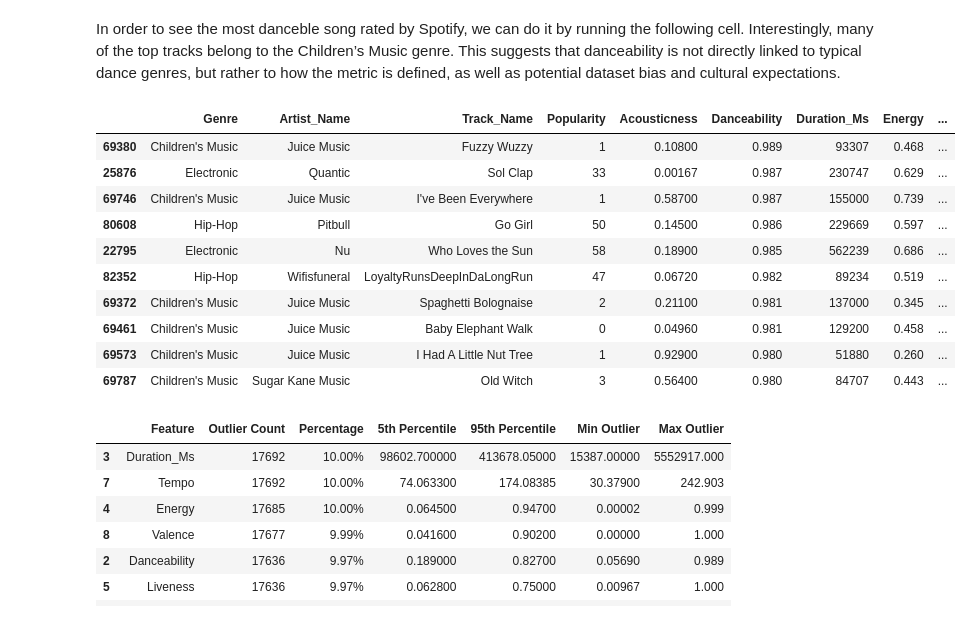
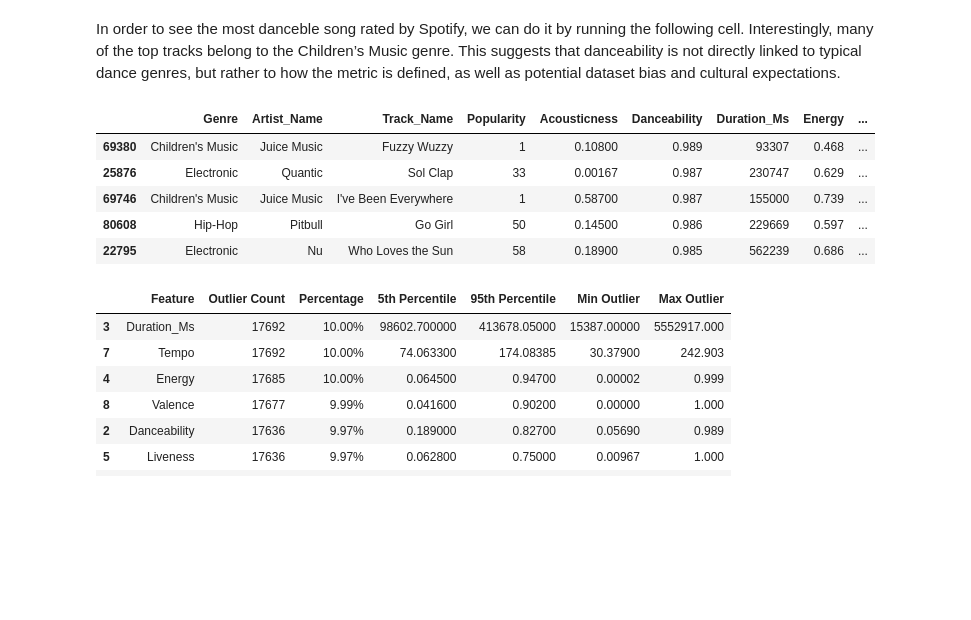
Before and after one commit to bartzilla/SpotifyDB_Music_Analysis, a Jupyter notebook: P4DS_A2_Data_Analysis_Project.ipynb, the cells around one changed output. Drawn from its saved outputs; the diff is of its cells as text; code cells hidden in the pictures; blank space fills up the shorter version.

```diff
--- a/P4DS_A2_Data_Analysis_Project.ipynb
+++ b/P4DS_A2_Data_Analysis_Project.ipynb
@@ -309,19 +309,14 @@ plt.show()
 # %% [markdown]
 In order to see the most danceble song rated by Spotify, we can do it by running the following cell. Interestingly, many of the top tracks belong to the Children’s Music genre. This suggests that danceability is not directly linked to typical dance genres, but rather to how the metric is defined, as well as potential dataset bias and cultural expectations.
 # %%
-df.nlargest(10, 'Danceability')
+df.nlargest(5, 'Danceability')
 # %% [output]
 |  | Genre | Artist_Name | Track_Name | Popularity | Acousticness | Danceability | Duration_Ms | Energy | ... |
 | 69380 | Children's Music | Juice Music | Fuzzy Wuzzy | 1 | 0.10800 | 0.989 | 93307 | 0.468 | ... |
 | 25876 | Electronic | Quantic | Sol Clap | 33 | 0.00167 | 0.987 | 230747 | 0.629 | ... |
 | 69746 | Children's Music | Juice Music | I've Been Everywhere | 1 | 0.58700 | 0.987 | 155000 | 0.739 | ... |
 | 80608 | Hip-Hop | Pitbull | Go Girl | 50 | 0.14500 | 0.986 | 229669 | 0.597 | ... |
 | 22795 | Electronic | Nu | Who Loves the Sun | 58 | 0.18900 | 0.985 | 562239 | 0.686 | ... |
-| 82352 | Hip-Hop | Wifisfuneral | LoyaltyRunsDeepInDaLongRun | 47 | 0.06720 | 0.982 | 89234 | 0.519 | ... |
-| 69372 | Children's Music | Juice Music | Spaghetti Bolognaise | 2 | 0.21100 | 0.981 | 137000 | 0.345 | ... |
-| 69461 | Children's Music | Juice Music | Baby Elephant Walk | 0 | 0.04960 | 0.981 | 129200 | 0.458 | ... |
-| 69573 | Children's Music | Juice Music | I Had A Little Nut Tree | 1 | 0.92900 | 0.980 | 51880 | 0.260 | ... |
-| 69787 | Children's Music | Sugar Kane Music | Old Witch | 3 | 0.56400 | 0.980 | 84707 | 0.443 | ... |
 # %%
 outlier_report = []
 numeric_features = df.select_dtypes(include=['int64', 'float64']).columns.tolist()
```
Also changed, not shown: parts of 10 cells of this notebook.
